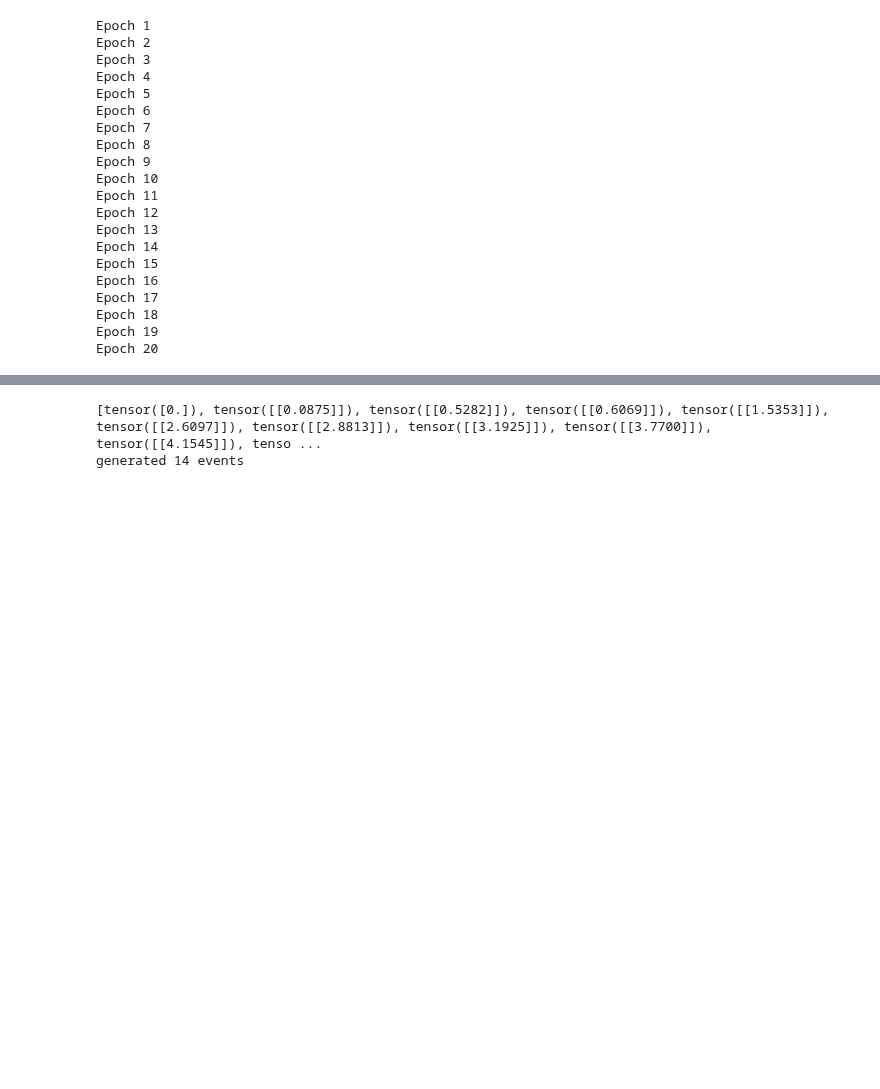
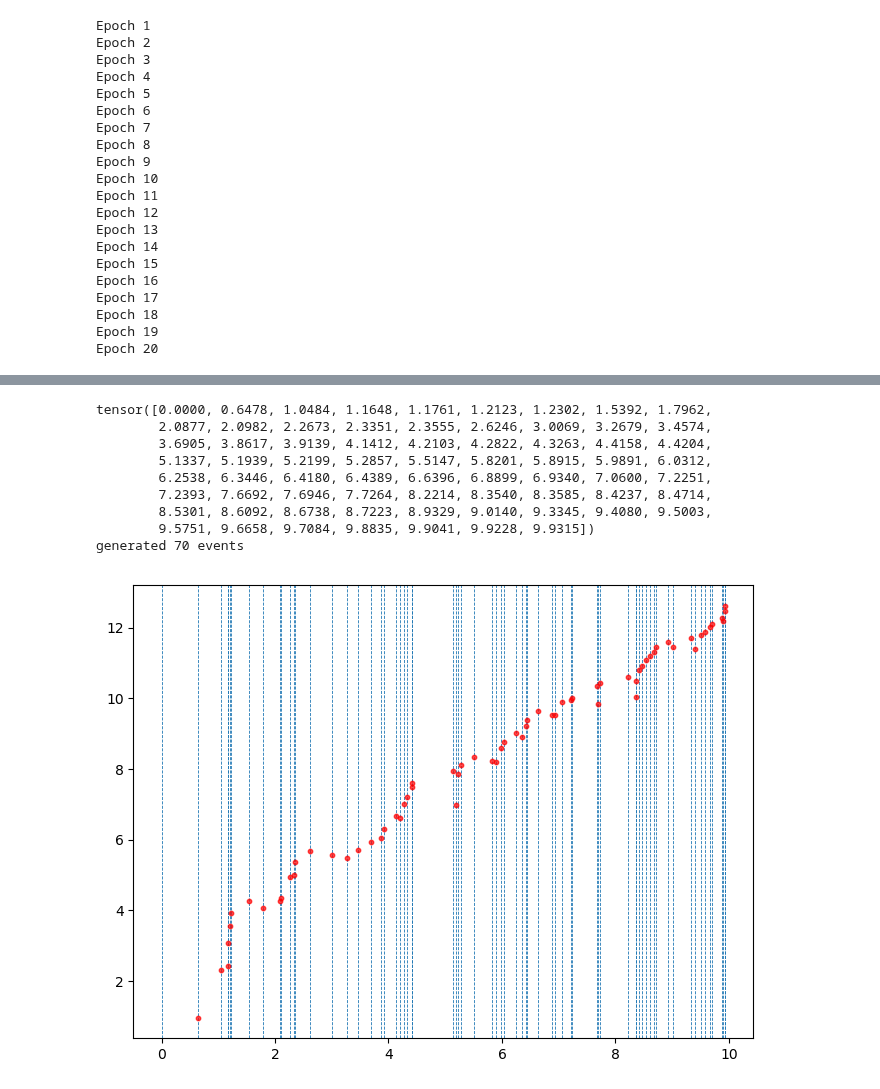
Before and after one commit to Deeptradingfx/point-process-nets, a Jupyter notebook: notebooks/rnn.ipynb, the cells around one changed output, grey strips where cells are left out. Cells and saved outputs as stored; diff of their text form; code cells hidden in the pictures; blank space fills up the shorter version.

```diff
--- a/notebooks/rnn.ipynb
+++ b/notebooks/rnn.ipynb
@@ -234,8 +233,29 @@ Text(0, 0.5, 'Loss')
 # %%
-gen_event_times, gen_event_intens = model.generate_sequence(tmax)
+gen_event_times, gen_event_intens, gen_event_decay = model.generate_sequence(tmax)
 print(gen_event_times)
 
 print("generated %d events" % len(gen_event_times))
 # %% [output]
-[tensor([0.]), tensor([[0.0875]]), tensor([[0.5282]]), tensor([[0.6069]]), tensor([[1.5353]]), tensor([[2.6097]]), tensor([[2.8813]]), tensor([[3.1925]]), tensor([[3.7700]]), tensor([[4.1545]]), tenso ...
-generated 14 events
+tensor([0.0000, 0.6478, 1.0484, 1.1648, 1.1761, 1.2123, 1.2302, 1.5392, 1.7962,
+        2.0877, 2.0982, 2.2673, 2.3351, 2.3555, 2.6246, 3.0069, 3.2679, 3.4574,
+        3.6905, 3.8617, 3.9139, 4.1412, 4.2103, 4.2822, 4.3263, 4.4158, 4.4204,
+        5.1337, 5.1939, 5.2199, 5.2857, 5.5147, 5.8201, 5.8915, 5.9891, 6.0312,
+        6.2538, 6.3446, 6.4180, 6.4389, 6.6396, 6.8899, 6.9340, 7.0600, 7.2251,
+        7.2393, 7.6692, 7.6946, 7.7264, 8.2214, 8.3540, 8.3585, 8.4237, 8.4714,
+        8.5301, 8.6092, 8.6738, 8.7223, 8.9329, 9.0140, 9.3345, 9.4080, 9.5003,
+        9.5751, 9.6658, 9.7084, 9.8835, 9.9041, 9.9228, 9.9315])
+generated 70 events
+# %%
+def plot_events_and_intensity(event_times, event_intensities):
+    fig, ax = plt.subplots(1,1, figsize=(8,6), dpi=100)
+    time_arr = np.linspace(0, tmax, 100)
+    max_intens = max(event_intensities)
+    min_intens = min(event_intensities)
+    ax.scatter(event_times[1:], event_intensities, s=10, facecolor='red', alpha=0.7)
+    for i,t in enumerate(event_times):
+        ax.axvline(t, ymin=0.0, ymax=max_intens, linewidth=0.6,
+                   linestyle='--', zorder=-1)
+# %%
+plot_events_and_intensity(gen_event_times, gen_event_intens)
+# %% [output]
+[figure, added]
```
Also changed, not shown: parts of 8 cells of this notebook, 1 other file.
